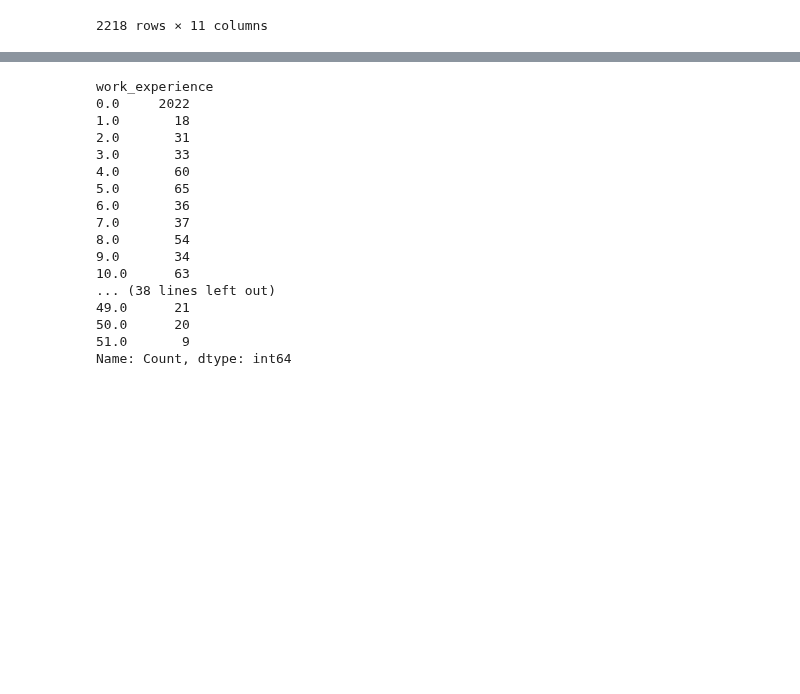
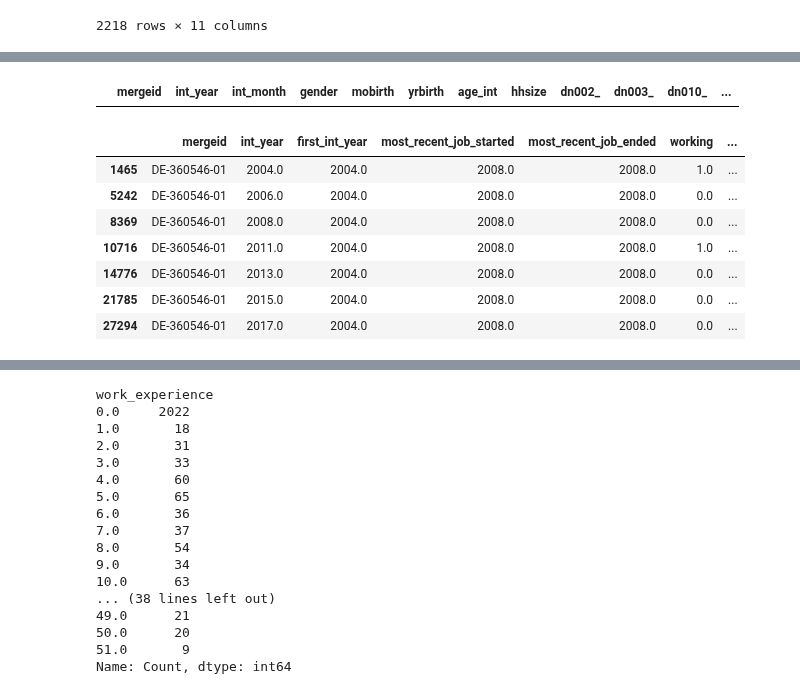
Before and after one commit to segsell/elder_care, a Jupyter notebook: src/parental_care/sandbox/estimation_data.ipynb, the cells around one changed output, grey strips where cells are left out. Saved outputs shown, nothing was run; the diff lists cells and outputs as text; code cells hidden in the pictures; blank space fills up the shorter version.

```diff
--- a/src/parental_care/sandbox/estimation_data.ipynb
+++ b/src/parental_care/sandbox/estimation_data.ipynb
@@ -2915 +2946,33 @@ work_experience_total
 Name: Count, dtype: int64
+# %%
+dat.loc[dat["work_experience_precise_new"] <0 ]
+# %% [output]
+|  | mergeid | int_year | int_month | gender | mobirth | yrbirth | age_int | hhsize | dn002_ | dn003_ | dn010_ | ... |
+# %%
+# dat.loc[dat["work_experience_total"] > 50][
+dat[dat["mergeid"].isin(["DE-360546-01"])][
+    [
+        "mergeid",
+        "int_year",
+        # "lagged_int_year",
+        "first_int_year",
+        "most_recent_job_started",
+        "most_recent_job_ended",
+        "working",
+        "lagged_working",
+        "working_cum",
+        "working_cum_new",
+        "work_experience_precise",
+        "work_experience_precise_new",
+        "work_experience"
+    ]
+]
+# %% [output]
+|  | mergeid | int_year | first_int_year | most_recent_job_started | most_recent_job_ended | working | ... |
+| 1465 | DE-360546-01 | 2004.0 | 2004.0 | 2008.0 | 2008.0 | 1.0 | ... |
+| 5242 | DE-360546-01 | 2006.0 | 2004.0 | 2008.0 | 2008.0 | 0.0 | ... |
+| 8369 | DE-360546-01 | 2008.0 | 2004.0 | 2008.0 | 2008.0 | 0.0 | ... |
+| 10716 | DE-360546-01 | 2011.0 | 2004.0 | 2008.0 | 2008.0 | 1.0 | ... |
+| 14776 | DE-360546-01 | 2013.0 | 2004.0 | 2008.0 | 2008.0 | 0.0 | ... |
+| 21785 | DE-360546-01 | 2015.0 | 2004.0 | 2008.0 | 2008.0 | 0.0 | ... |
+| 27294 | DE-360546-01 | 2017.0 | 2004.0 | 2008.0 | 2008.0 | 0.0 | ... |
```
Also changed, not shown: parts of 15 cells of this notebook.
